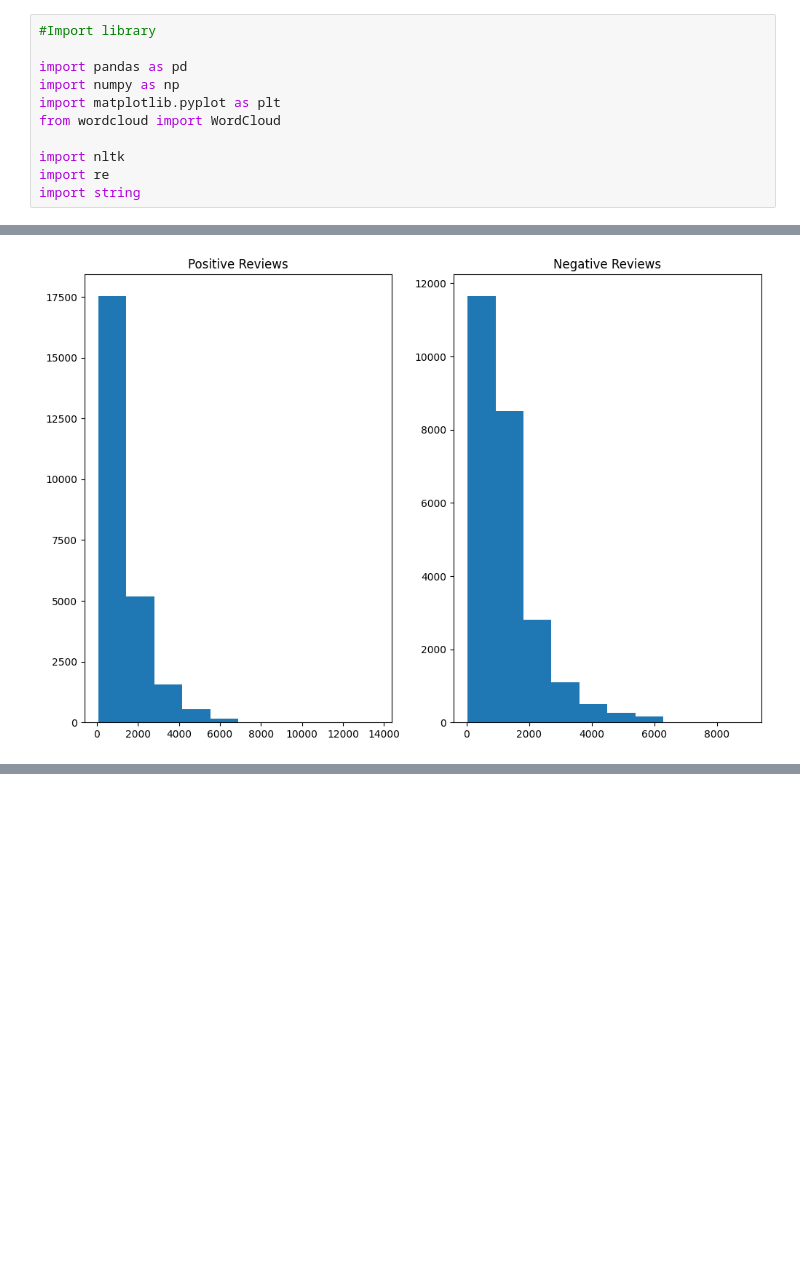
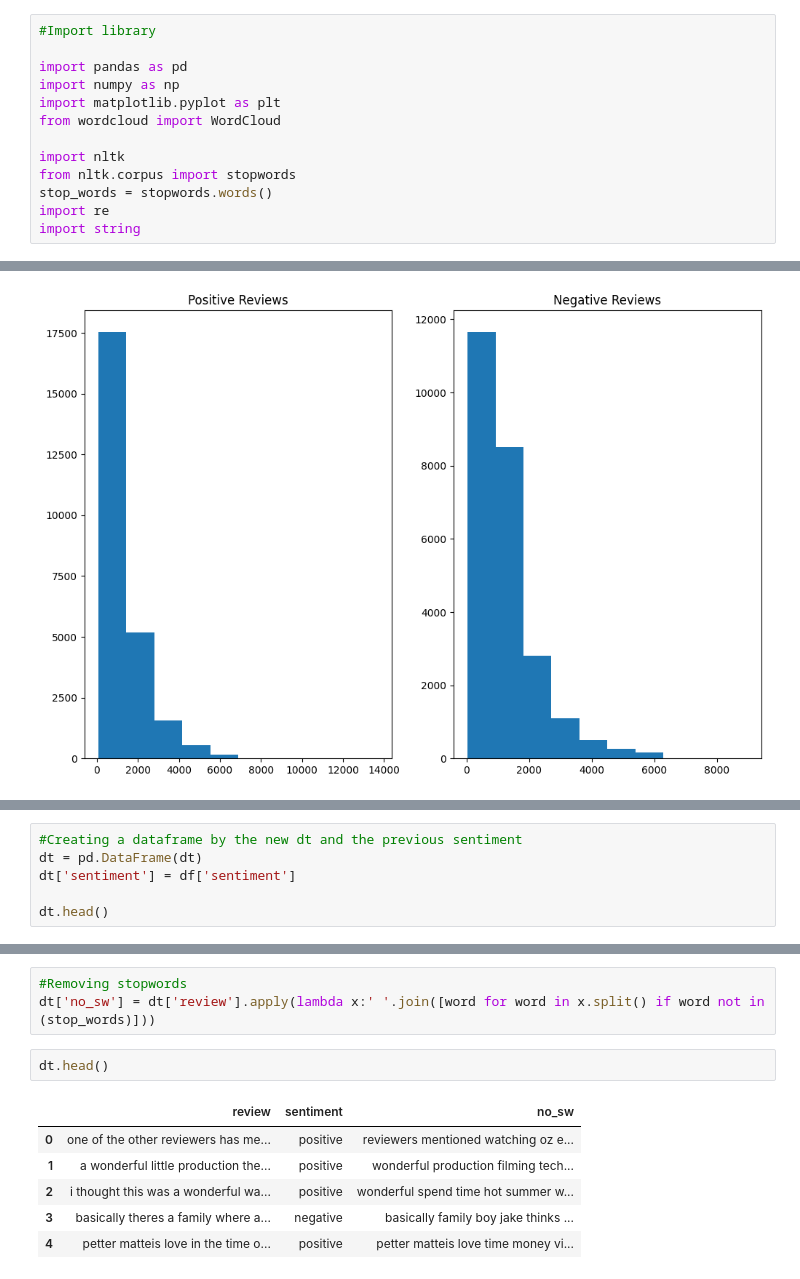
Before and after one commit to tushar9085/SentimentFlix, a Jupyter notebook: NLTK/Sentiment_analysis_naive_bayes.ipynb, the cells around one changed output, grey strips where cells are left out. Drawn from its saved outputs; the diff is of its cells as text; blank space fills up the shorter version.

Commit message:
stop words removed and cleaned text done

```diff
--- a/NLTK/Sentiment_analysis_naive_bayes.ipynb
+++ b/NLTK/Sentiment_analysis_naive_bayes.ipynb
@@ -11,6 +11,8 @@ import matplotlib.pyplot as plt
 from wordcloud import WordCloud
 
 import nltk
+from nltk.corpus import stopwords
+stop_words = stopwords.words()
 import re
 import string
 # %%
@@ -99,0 +181,6 @@ plt.show()
+# %%
+#Creating a dataframe by the new dt and the previous sentiment
+dt = pd.DataFrame(dt)
+dt['sentiment'] = df['sentiment']
+
+dt.head()
@@ -99,0 +194,12 @@ plt.show()
+# %%
+#Removing stopwords
+dt['no_sw'] = dt['review'].apply(lambda x:' '.join([word for word in x.split() if word not in (stop_words)]))
+# %%
+dt.head()
+# %% [output]
+|  | review | sentiment | no_sw |
+| 0 | one of the other reviewers has me... | positive | reviewers mentioned watching oz e... |
+| 1 | a wonderful little production the... | positive | wonderful production filming tech... |
+| 2 | i thought this was a wonderful wa... | positive | wonderful spend time hot summer w... |
+| 3 | basically theres a family where a... | negative | basically family boy jake thinks ... |
+| 4 | petter matteis love in the time o... | positive | petter matteis love time money vi... |
```
Also changed, not shown: parts of 5 cells of this notebook, 1 other file.
